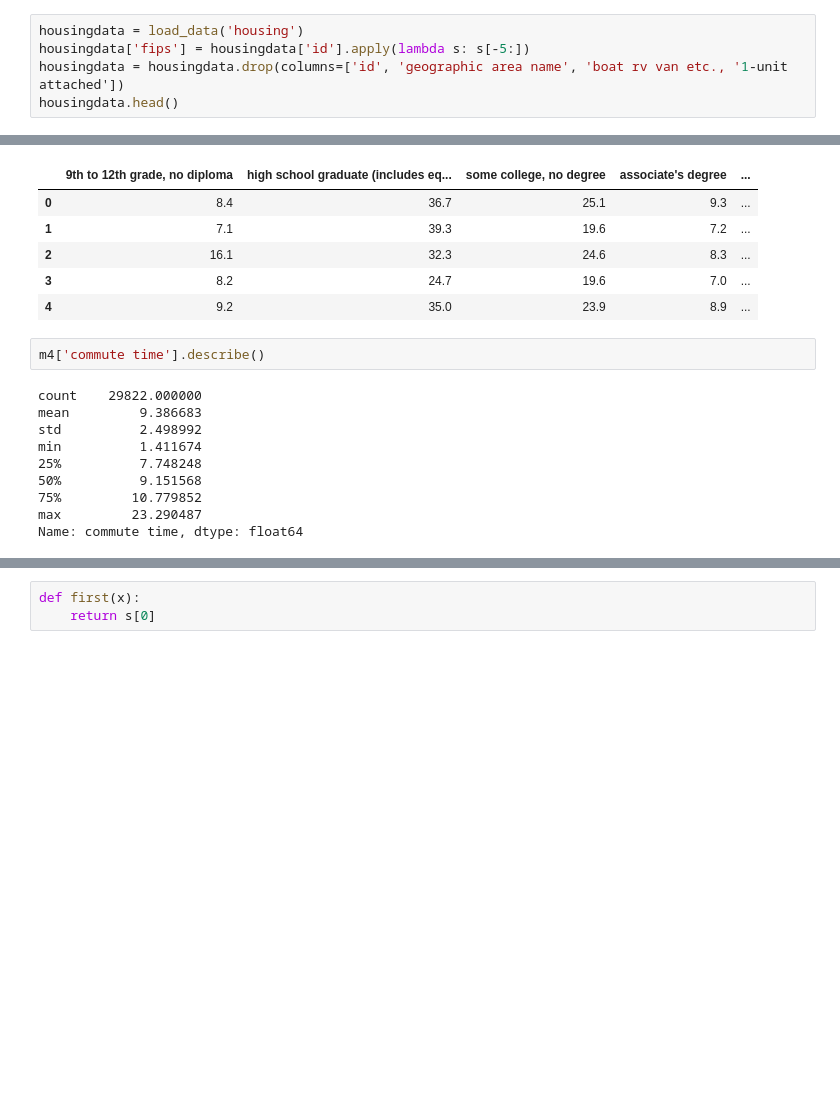
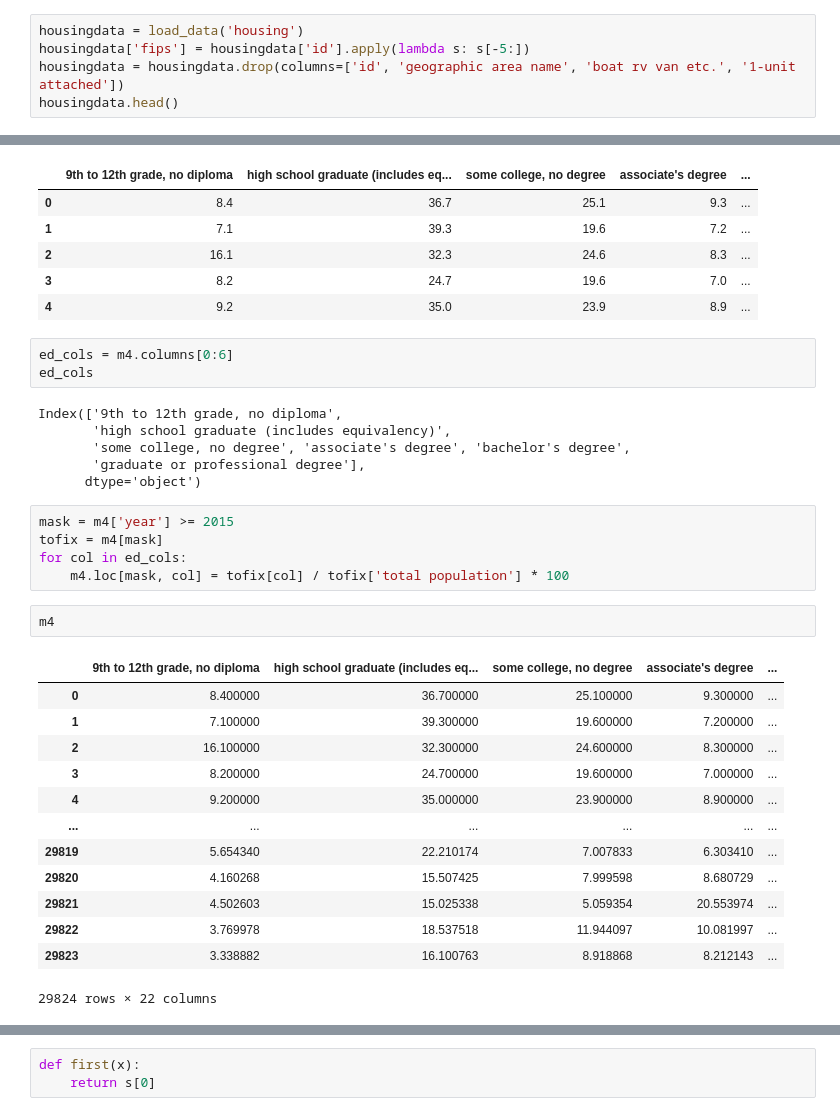
Before and after one commit to samaygarg/evprediction, a Jupyter notebook: finalproject_featurematrix.ipynb, the cells around one changed output, grey strips where cells are left out. Saved outputs shown, nothing was run; the diff lists cells and outputs as text; blank space fills up the shorter version.

```diff
--- a/finalproject_featurematrix.ipynb
+++ b/finalproject_featurematrix.ipynb
@@ -88,7 +88,7 @@ populationdata.head()
 # %%
 housingdata = load_data('housing')
 housingdata['fips'] = housingdata['id'].apply(lambda s: s[-5:])
-housingdata = housingdata.drop(columns=['id', 'geographic area name', 'boat rv van etc., '1-unit attached'])
+housingdata = housingdata.drop(columns=['id', 'geographic area name', 'boat rv van etc.', '1-unit attached'])
 housingdata.head()
 # %% [output]
 |  | occupied housing units | 1-unit, attached | 2 units | 3 or 4 units | 5 to 9 units | 10 to 19 units | ... |
@@ -150,15 +150,33 @@ m4.head()
 | 2 | 16.1 | 32.3 | 24.6 | 8.3 | ... |
 | 3 | 8.2 | 24.7 | 19.6 | 7.0 | ... |
 | 4 | 9.2 | 35.0 | 23.9 | 8.9 | ... |
-# %%
-m4['commute time'].describe()
-# %% [output]
-count    29822.000000
-mean         9.386683
-std          2.498992
-min          1.411674
-25%          7.748248
-50%          9.151568
-75%         10.779852
-max         23.290487
-Name: commute time, dtype: float64
+# %%
+ed_cols = m4.columns[0:6]
+ed_cols
+# %% [output]
+Index(['9th to 12th grade, no diploma',
+       'high school graduate (includes equivalency)',
+       'some college, no degree', 'associate's degree', 'bachelor's degree',
+       'graduate or professional degree'],
+      dtype='object')
+# %%
+mask = m4['year'] >= 2015
+tofix = m4[mask]
+for col in ed_cols:
+    m4.loc[mask, col] = tofix[col] / tofix['total population'] * 100
+# %%
+m4
+# %% [output]
+|  | 9th to 12th grade, no diploma | high school graduate (includes eq... | some college, no degree | associate's degree | ... |
+| 0 | 8.400000 | 36.700000 | 25.100000 | 9.300000 | ... |
+| 1 | 7.100000 | 39.300000 | 19.600000 | 7.200000 | ... |
+| 2 | 16.100000 | 32.300000 | 24.600000 | 8.300000 | ... |
+| 3 | 8.200000 | 24.700000 | 19.600000 | 7.000000 | ... |
+| 4 | 9.200000 | 35.000000 | 23.900000 | 8.900000 | ... |
+| ... | ... | ... | ... | ... | ... |
+| 29819 | 5.654340 | 22.210174 | 7.007833 | 6.303410 | ... |
+| 29820 | 4.160268 | 15.507425 | 7.999598 | 8.680729 | ... |
+| 29821 | 4.502603 | 15.025338 | 5.059354 | 20.553974 | ... |
+| 29822 | 3.769978 | 18.537518 | 11.944097 | 10.081997 | ... |
+| 29823 | 3.338882 | 16.100763 | 8.918868 | 8.212143 | ... |
+29824 rows × 22 columns
```
Also changed, not shown: parts of 8 cells of this notebook, 4 other files.
